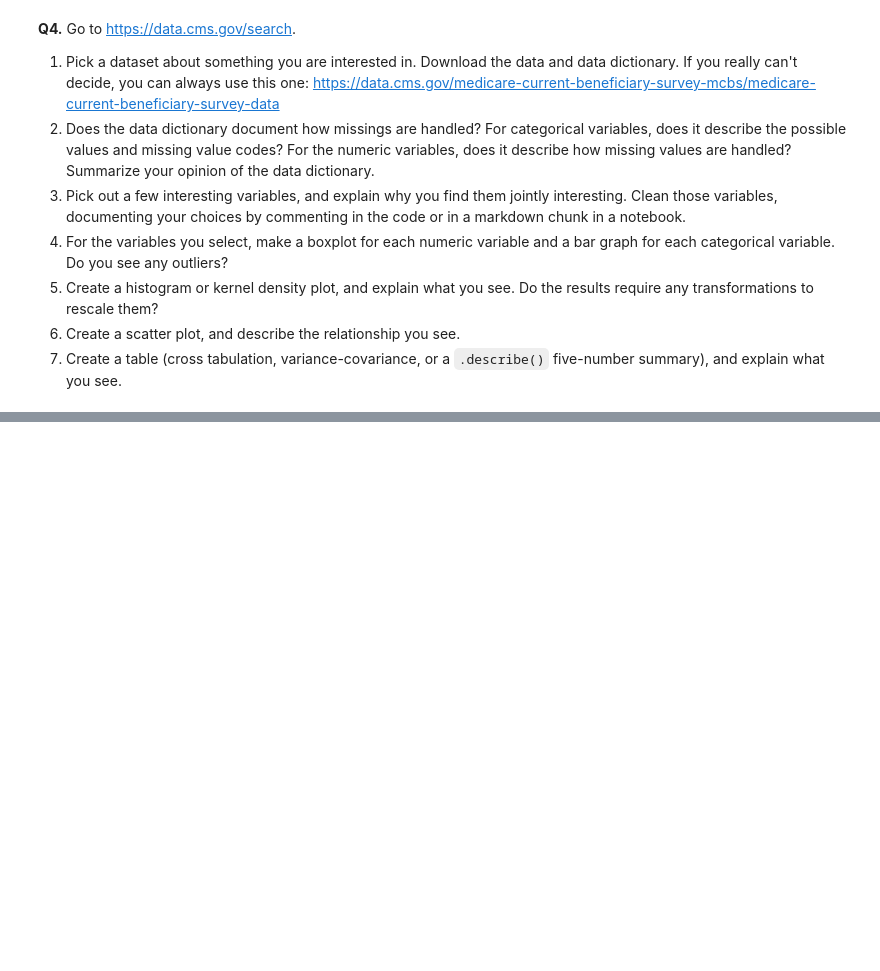
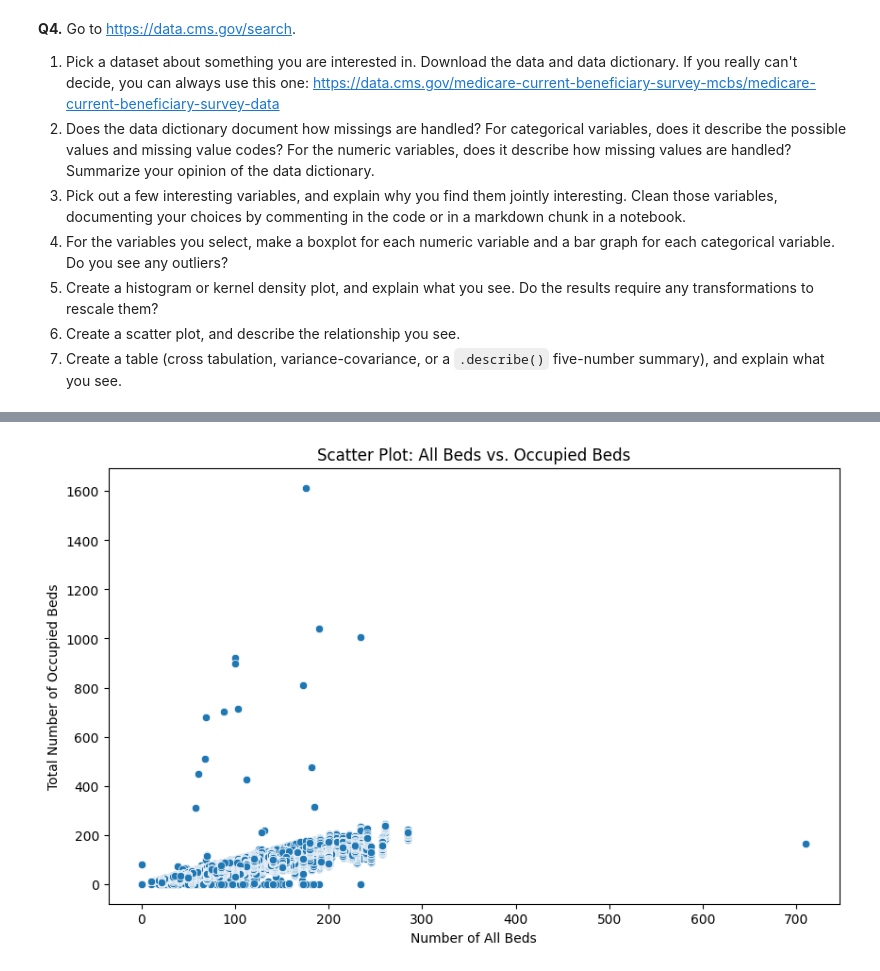
Before and after one commit to rixprakash/visualization, a Jupyter notebook: assignment/assignment.ipynb, the cells around one changed output, grey strips where cells are left out. Saved outputs shown, nothing was run; the diff lists cells and outputs as text; code cells hidden in the pictures; blank space fills up the shorter version.

```diff
--- a/assignment/assignment.ipynb
+++ b/assignment/assignment.ipynb
@@ -226,0 +239,27 @@ For some context, the Federal government ultimately spent about $4.4 trillion in
+# %%
+import pandas as pd
+
+data = pd.read_csv('/content/visualization/assignment/data/COVID_19_Nursing_Home_Data_Sep_08_2024.csv')
+data = data[:100000]
+# Display the initial data types and null values
+print(data.info())
+
+# Clean 'Residents Weekly Confirmed COVID-19 '
+data['Residents Weekly Confirmed COVID-19'] = data['Residents Weekly Confirmed COVID-19'].fillna(0)  # Replace NaNs with 0 if it makes sense contextually
+
+data['Residents Weekly Confirmed COVID-19'] = pd.to_numeric(data['Residents Weekly Confirmed COVID-19'], errors='coerce')#make it numeric
+
+# Clean 'Number of All Beds'
+data['Number of All Beds'] = data['Number of All Beds'].fillna(0)  # Replace NaNs with 0 if it makes sense contextually
+
+data['Number of All Beds'] = pd.to_numeric(data['Number of All Beds'], errors='coerce') #make it numeric
+
+# Clean 'Total Number of Occupied Beds'
+data['Total Number of Occupied Beds'] = data['Total Number of Occupied Beds'].fillna(0)  # Replace NaNs with 0 if it makes sense contextually
+
+data['Total Number of Occupied Beds'] = pd.to_numeric(data['Total Number of Occupied Beds'], errors='coerce')#make it numeric
+
+data.dropna(subset=['Residents Weekly Confirmed COVID-19', 'Number of All Beds', 'Total Number of Occupied Beds'], inplace=True)
+
+# Save the cleaned dataset if needed
+data.to_csv('cleaned_data.csv', index=False)  # Replace with your desired output filename
@@ -226,0 +316,10 @@ For some context, the Federal government ultimately spent about $4.4 trillion in
+# %%
+# Scatter plot between two numeric variables
+plt.figure(figsize=(10, 6))
+sns.scatterplot(data=data, x='Number of All Beds', y='Total Number of Occupied Beds')
+plt.title('Scatter Plot: All Beds vs. Occupied Beds')
+plt.xlabel('Number of All Beds')
+plt.ylabel('Total Number of Occupied Beds')
+plt.show()
+# %% [output]
+[figure, added]
```
Also changed, not shown: parts of 7 cells of this notebook.
